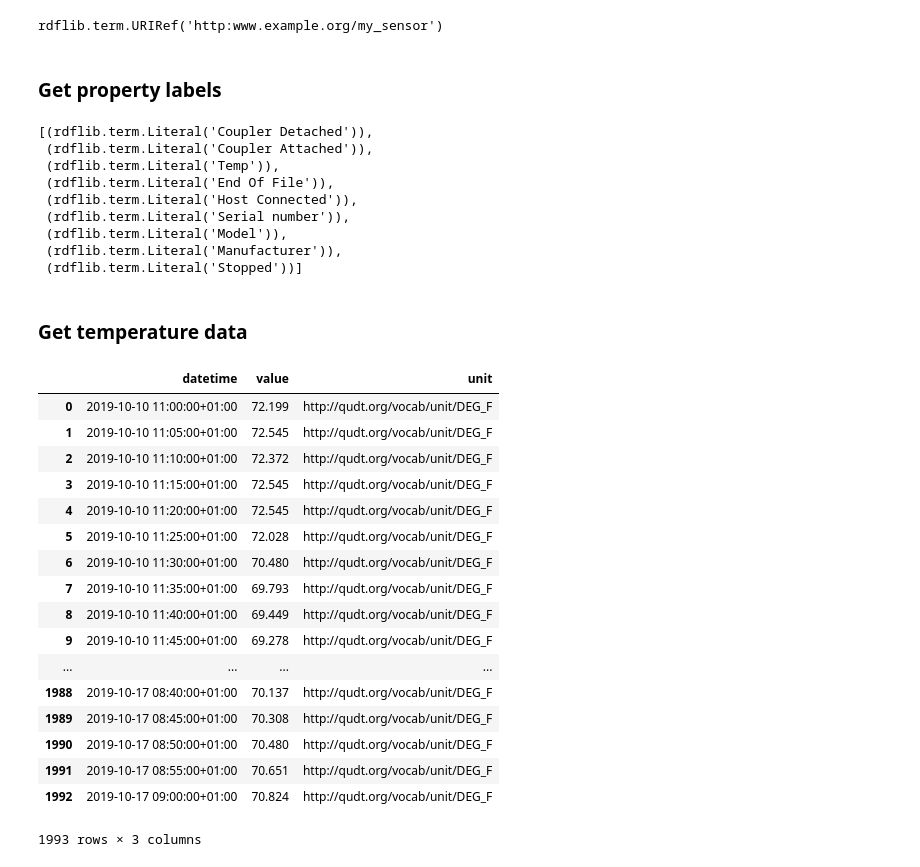
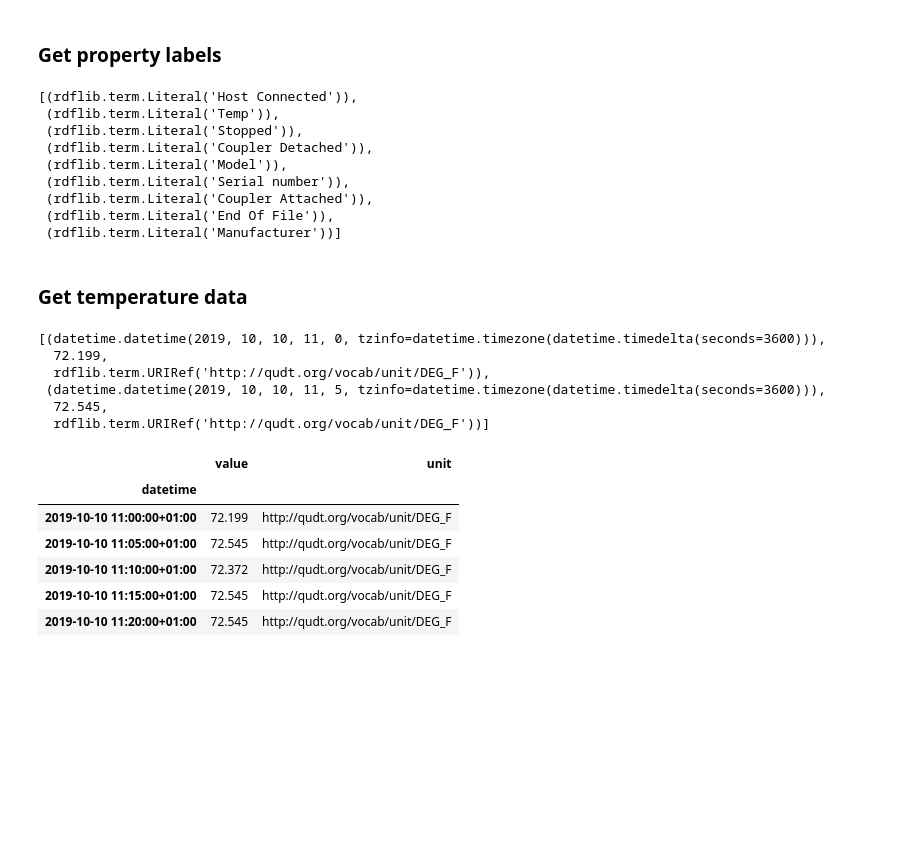
Before and after one commit to building-energy/hoboreader, a Jupyter notebook: demo/rdf_demo.ipynb, the cells around one changed output. Cells and saved outputs as stored; diff of their text form; code cells hidden in the pictures; blank space fills up the shorter version.

```diff
--- a/demo/rdf_demo.ipynb
+++ b/demo/rdf_demo.ipynb
@@ -6,0 +12,3 @@ g=h.get_rdf()
+# %%
+import rdflib
+g=rdflib.Graph()
@@ -6,0 +17,6 @@ g=h.get_rdf()
+# %%
+g=h.add_rdf(g,
+            my_sensor_id=r'http://www.example.org/MyHobo',
+            my_sensor_model='Hobo Pendant',
+            my_sensor_manufacturer='Onset',
+            my_feature_of_interest_id=r'http://www.example.org/MyLivingRoom')
@@ -12,12 +117,10 @@ SELECT *
 WHERE
     {
         ?s a sosa:Sensor .
+
     }
 """
 sensor_uri=list(g.query(q))[0][0]
-sensor_uri
-# %% [output]
-rdflib.term.URIRef('http:www.example.org/my_sensor')
 # %% [markdown]
 ### Get property labels
 # %%
@@ -32,15 +135,15 @@ WHERE
 property_labels=list(g.query(q))
 property_labels
 # %% [output]
-[(rdflib.term.Literal('Coupler Detached')),
+[(rdflib.term.Literal('Host Connected')),
+ (rdflib.term.Literal('Temp')),
+ (rdflib.term.Literal('Stopped')),
+ (rdflib.term.Literal('Coupler Detached')),
+ (rdflib.term.Literal('Model')),
+ (rdflib.term.Literal('Serial number')),
  (rdflib.term.Literal('Coupler Attached')),
- (rdflib.term.Literal('Temp')),
  (rdflib.term.Literal('End Of File')),
- (rdflib.term.Literal('Host Connected')),
- (rdflib.term.Literal('Serial number')),
- (rdflib.term.Literal('Model')),
- (rdflib.term.Literal('Manufacturer')),
- (rdflib.term.Literal('Stopped'))]
+ (rdflib.term.Literal('Manufacturer'))]
 # %% [markdown]
 ### Get temperature data
 # %%
@@ -62,29 +165,27 @@ ORDER BY ?datetime
 result=g.query(q)
 vars=[str(x) for x in result.vars]
 temp_data=[(datetime.fromisoformat(str(x[0])),x[1].value,x[2]) for x in result]
+temp_data[:2]
+# %% [output]
+[(datetime.datetime(2019, 10, 10, 11, 0, tzinfo=datetime.timezone(datetime.timedelta(seconds=3600))),
+  72.199,
+  rdflib.term.URIRef('http://qudt.org/vocab/unit/DEG_F')),
+ (datetime.datetime(2019, 10, 10, 11, 5, tzinfo=datetime.timezone(datetime.timedelta(seconds=3600))),
+  72.545,
+  rdflib.term.URIRef('http://qudt.org/vocab/unit/DEG_F'))]
 # %%
 import pandas as pd
 df=pd.DataFrame(columns=vars,data=temp_data)
-df
+df=df.set_index('datetime')
+df.head()
 # %% [output]
-|  | datetime | value | unit |
-| 0 | 2019-10-10 11:00:00+01:00 | 72.199 | http://qudt.org/vocab/unit/DEG_F |
-| 1 | 2019-10-10 11:05:00+01:00 | 72.545 | http://qudt.org/vocab/unit/DEG_F |
-| 2 | 2019-10-10 11:10:00+01:00 | 72.372 | http://qudt.org/vocab/unit/DEG_F |
-| 3 | 2019-10-10 11:15:00+01:00 | 72.545 | http://qudt.org/vocab/unit/DEG_F |
-| 4 | 2019-10-10 11:20:00+01:00 | 72.545 | http://qudt.org/vocab/unit/DEG_F |
-| 5 | 2019-10-10 11:25:00+01:00 | 72.028 | http://qudt.org/vocab/unit/DEG_F |
-| 6 | 2019-10-10 11:30:00+01:00 | 70.480 | http://qudt.org/vocab/unit/DEG_F |
-| 7 | 2019-10-10 11:35:00+01:00 | 69.793 | http://qudt.org/vocab/unit/DEG_F |
-| 8 | 2019-10-10 11:40:00+01:00 | 69.449 | http://qudt.org/vocab/unit/DEG_F |
-| 9 | 2019-10-10 11:45:00+01:00 | 69.278 | http://qudt.org/vocab/unit/DEG_F |
-| ... | ... | ... | ... |
-| 1988 | 2019-10-17 08:40:00+01:00 | 70.137 | http://qudt.org/vocab/unit/DEG_F |
-| 1989 | 2019-10-17 08:45:00+01:00 | 70.308 | http://qudt.org/vocab/unit/DEG_F |
-| 1990 | 2019-10-17 08:50:00+01:00 | 70.480 | http://qudt.org/vocab/unit/DEG_F |
-| 1991 | 2019-10-17 08:55:00+01:00 | 70.651 | http://qudt.org/vocab/unit/DEG_F |
-| 1992 | 2019-10-17 09:00:00+01:00 | 70.824 | http://qudt.org/vocab/unit/DEG_F |
+|  | value | unit |
+| datetime |  |  |
+| 2019-10-10 11:00:00+01:00 | 72.199 | http://qudt.org/vocab/unit/DEG_F |
+| 2019-10-10 11:05:00+01:00 | 72.545 | http://qudt.org/vocab/unit/DEG_F |
+| 2019-10-10 11:10:00+01:00 | 72.372 | http://qudt.org/vocab/unit/DEG_F |
+| 2019-10-10 11:15:00+01:00 | 72.545 | http://qudt.org/vocab/unit/DEG_F |
+| 2019-10-10 11:20:00+01:00 | 72.545 | http://qudt.org/vocab/unit/DEG_F |
-1993 rows × 3 columns
 # %%
 %matplotlib inline
 df['value'].plot()
```
Also changed, not shown: parts of 18 cells of this notebook, 5 other files.
